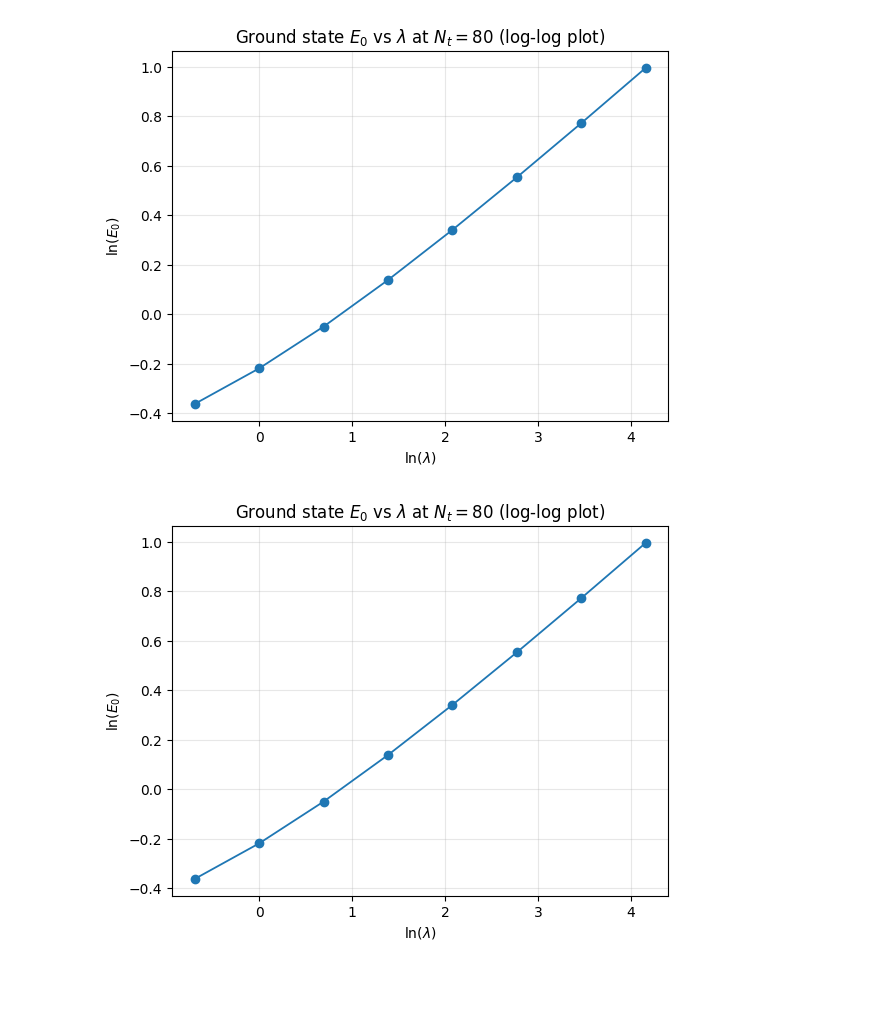
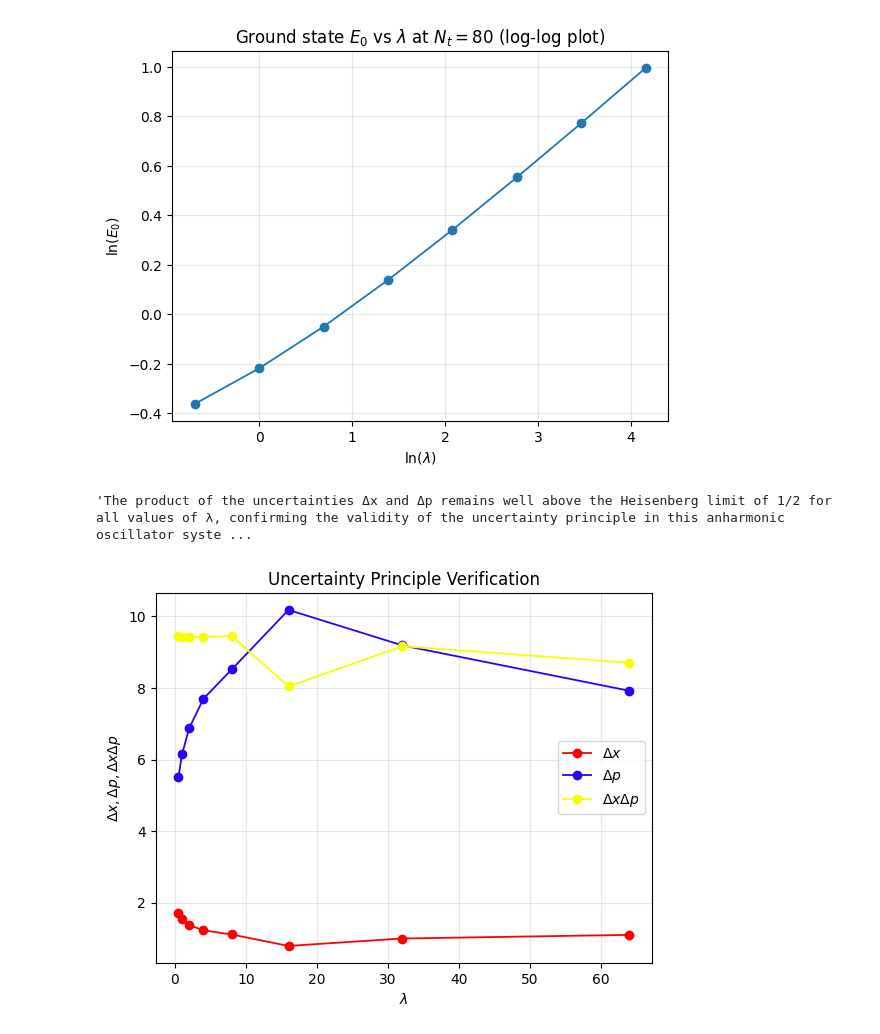
Before and after one commit to JacobGraham6489/physics-7321, a Jupyter notebook: Homeworks/HW 3 Jacob Graham.ipynb, the cells around one changed output. Saved outputs shown, nothing was run; the diff lists cells and outputs as text; code cells hidden in the pictures; blank space fills up the shorter version.

```diff
--- a/Homeworks/HW 3 Jacob Graham.ipynb
+++ b/Homeworks/HW 3 Jacob Graham.ipynb
@@ -34,10 +37,10 @@ print(H_rounded)
  [ 0.     0.     0.     0.     0.    13.748  0.    50.912  0.    47.75 ]]
 # %%
 # 1.2 (eigenvalues of anharmonic hamiltonian)
-def get_k_eigvals(lam, N_t, k): # return first k eigenvalues of anharmonic hamiltonian for given lam and N_t
-    H = anharmonic_hamiltonian(lam, N_t)
-    eigvals = sp.linalg.eigvalsh(H) # use scipy's eigvalsh for Hermitian matrices
-    return eigvals[:k]
+def get_k_eig(lam, N_t, k): # return first k eigenvalues and corresponding eigenvectors of anharmonic hamiltonian for given lam and N_t
+    H = anharmonic_oscillator(lam, N_t)[0]
+    eigvals, eigvecs = sp.linalg.eigh(H)  # eigvals = array of eigenvalues, eigvecs = column matrix with corresponding normalized eigenvectors
+    return eigvals[:k], eigvecs[:,:k] # return first k eigenvalues and corresponding eigenvectors
 
 lams = [0, 0.1, 1.0, 10]
 N_ts = np.arange(20,81)
@@ -47,7 +50,7 @@ fig.suptitle(f"First {k} Eigenvalues vs Truncation Size $N_t$ for Various $\lamb
 for idx, lam in enumerate(lams): # enumerate(lam_list) gives (index, value) pairs (i.e. 0, 0), (1, 0.1), (2, 1.0), ...
     eig_arr = np.zeros(shape = (k, len(N_ts))) # array to hold first k eigenvalues for each N_t
     for col, N_t in enumerate(N_ts): # enumerate(N_ts) gives (index, value) pairs (i.e. 0, 20), (1, 21), ...)
-        eigvals = get_k_eigvals(lam, N_t, k)
+        eigvals, eigvecs = get_k_eig(lam, N_t, k)
         eig_arr[:, col] = eigvals # store eigenvalues in column corresponding to N_t
     axs[idx].plot(N_ts, eig_arr.T, lw=1.3) # plot each eigenvalue (rows of eig_arr) vs N_t for idx'th subplot
     axs[idx].set_title(rf"$\lambda={lam}$") # latex formatting with raw string (rf"")
@@ -82,29 +85,36 @@ Fitted line: ln(E_0) ~ 0.282983 * ln(lambda) + -0.218830
 Thus, for large lambda, the ground state energy scales as E_0 ~ (lambda^0.282983) (power law relationship).
 [figure]
 # %%
-#1.4 (uncertainty principle)
-
-def get_k_eig(lam, N_t, k): # return first k eigenvalues and eigenvectors of anharmonic hamiltonian for given lam and N_t
-    H = anharmonic_hamiltonian(lam, N_t)
-    eigvals, eigvecs = sp.linalg.eigh(H)
-    return eigvals[k-1], eigvecs[k-1]
-
+#1.4 (verify uncertainty principle)
 k = 10
 N_t = 80
-k_eigval, k_eigvec = get_k_eig(lam, N_t, k)
-norm = np.linalg.norm(k_eigvec)
-norm_k_eigvec = k_eigvec/norm
-x^2
-var_x = np.sqrt()
-var_p
+std_xs = []
+std_ps = []
+for lam in lams:
+    eigvalues, eigvectors = get_k_eig(lam, N_t, k)
+    k_eigvalue, k_eigvector = eigvalues[-1], eigvectors[:,-1] # get k'th eigenvalue and corresponding eigenvector
+    x, p = anharmonic_oscillator(lam, N_t)[1:]
+    exp_xsq = (k_eigvector.conj().T) @ (x@x) @ k_eigvector # expectation value of x^2 = <psi|x^2|psi> (similarly for p^2)
+    exp_psq = (k_eigvector.conj().T) @ (p@p) @ k_eigvector
+    std_x = np.sqrt(exp_xsq) # standard deviation delta_x = sqrt(<x^2> - <x>^2), but <x> = 0 by symmetry (similarly for p)
+    std_p = np.sqrt(exp_psq)
+    std_xs.append(std_x)
+    std_ps.append(std_p)
 
-E_ks = [get_k_eigvals(lam, N_t, k)[k-1] for lam in lams] # list of kth eigenvalues for each lambda
-log_lams = np.log(lams)
-log_E_0s = np.log(E_0s)
-plt.plot(log_lams, log_E_0s, '-o', lw=1.3) # plot ln(E_0) vs ln(lambda), roughly linear for large lambda
-plt.xlabel(r"$ \ln(\lambda$)")
-plt.ylabel(r"$\ln(E_0$)")
-plt.title(r"Ground state $E_0$ vs $\lambda$ at $N_t=80$ (log-log plot)")
+std_xs_arr = np.array(std_xs)
+std_ps_arr = np.array(std_ps)
+product_arr = std_xs_arr * std_ps_arr
+
+plt.plot(lams, std_xs_arr, '-o', color="#FF0000", lw=1.3)
+plt.plot(lams, std_ps_arr, '-o', color="#2B00FF", lw=1.3)
+plt.plot(lams, product_arr, '-o', color="#F6FF00", lw=1.3)
+plt.xlabel(r"$ \lambda$")
+plt.ylabel(r"$ \Delta x, \Delta p, \Delta x \Delta p$")
+plt.legend([r"$\Delta x$", r"$\Delta p$", r"$\Delta x \Delta p$"])
+plt.title(r"Uncertainty Principle Verification")
 plt.grid(alpha=0.3)
+
+'The product of the uncertainties Δx and Δp remains well above the Heisenberg limit of 1/2 for all values of λ, confirming the validity of the uncertainty principle in this anharmonic oscillator system.'
 # %% [output]
+'The product of the uncertainties Δx and Δp remains well above the Heisenberg limit of 1/2 for all values of λ, confirming the validity of the uncertainty principle in this anharmonic oscillator syste ...
-[figure, old version]
+[figure, new version]
```
Also changed, not shown: parts of 10 cells of this notebook, 2 other files.
